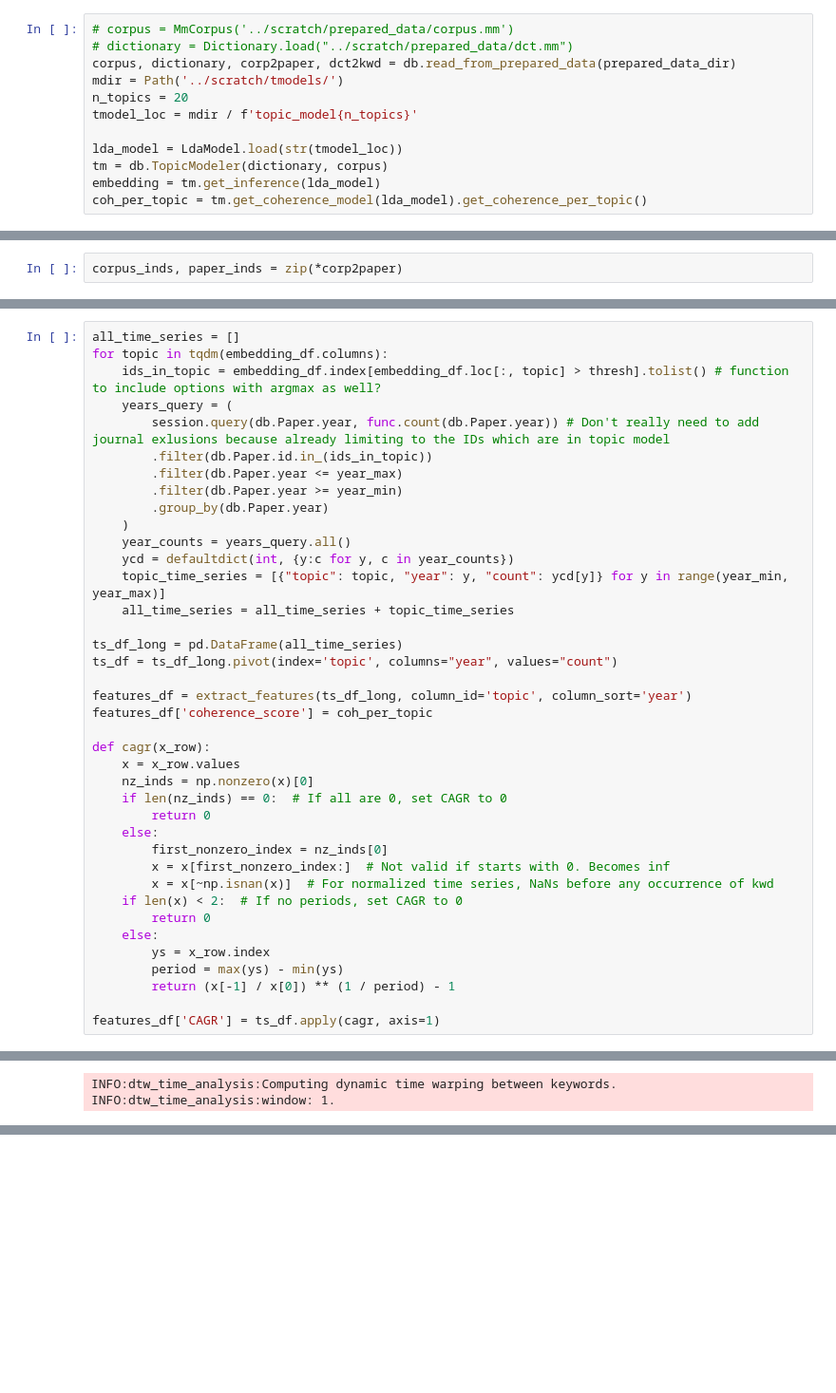
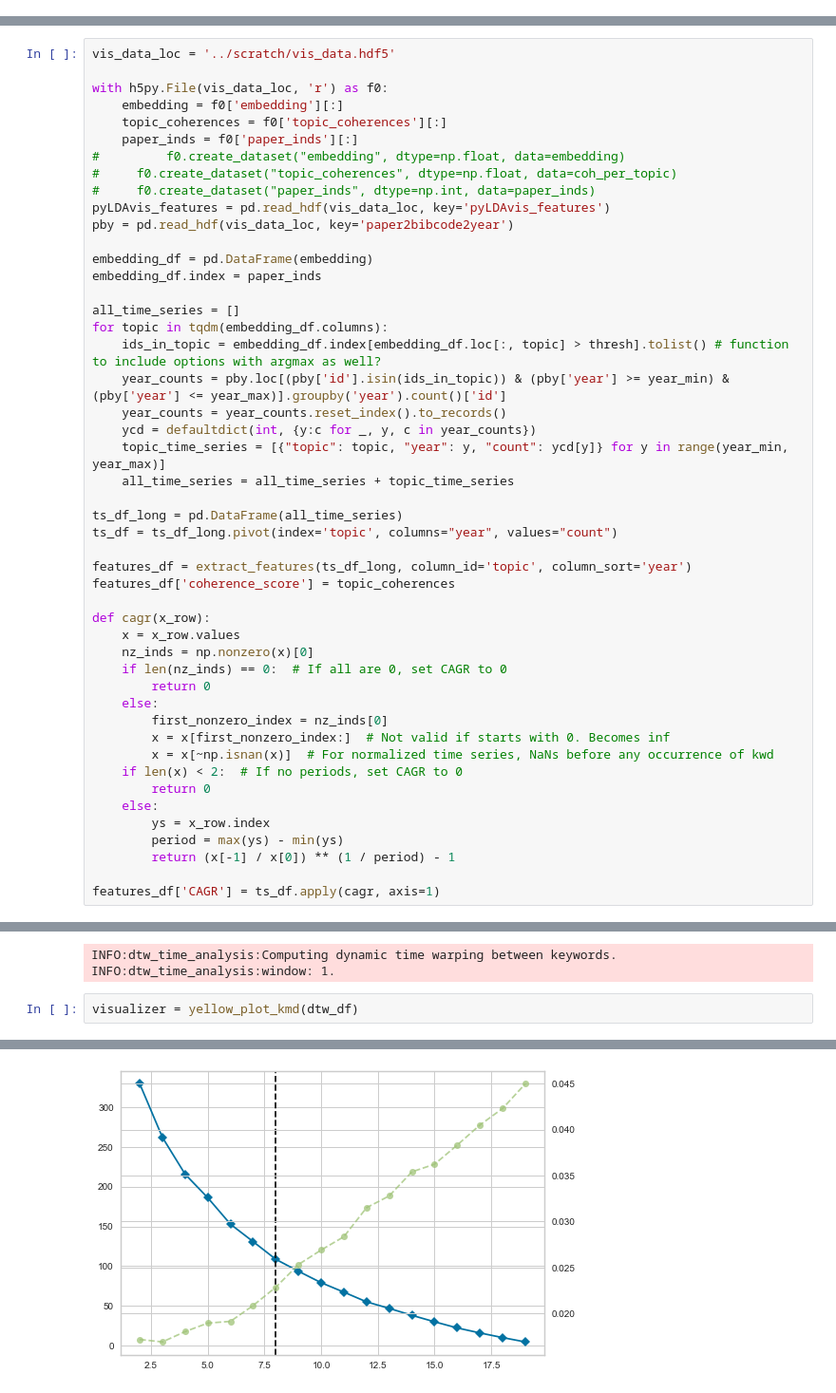
Before and after one commit to abuonomo/topic-emergence-ADS, a Jupyter notebook: notebook/arb-alchemy-02-model.ipynb, the cells around one changed output, grey strips where cells are left out. Shown at 95% size. Saved outputs shown, nothing was run; the diff lists cells and outputs as text; blank space fills up the shorter version.

```diff
--- a/notebook/arb-alchemy-02-model.ipynb
+++ b/notebook/arb-alchemy-02-model.ipynb
@@ -29,12 +27,0 @@ prepared_data_dir = Path("../scratch/prepared_data/")
-# %%
-# corpus = MmCorpus('../scratch/prepared_data/corpus.mm')
-# dictionary = Dictionary.load("../scratch/prepared_data/dct.mm")
-corpus, dictionary, corp2paper, dct2kwd = db.read_from_prepared_data(prepared_data_dir)
-mdir = Path('../scratch/tmodels/')
-n_topics = 20
-tmodel_loc = mdir / f'topic_model{n_topics}'
-
-lda_model = LdaModel.load(str(tmodel_loc))
-tm = db.TopicModeler(dictionary, corpus)
-embedding = tm.get_inference(lda_model)
-coh_per_topic = tm.get_coherence_model(lda_model).get_coherence_per_topic()
@@ -89,2 +27,0 @@ dct2kwd_dct = {d: k for d, k in dct2kwd}
-# %%
-corpus_inds, paper_inds = zip(*corp2paper)
@@ -116,16 +124,25 @@ year_max = 2010
 # %%
+vis_data_loc = '../scratch/vis_data.hdf5'
+
+with h5py.File(vis_data_loc, 'r') as f0:
+    embedding = f0['embedding'][:]
+    topic_coherences = f0['topic_coherences'][:]
+    paper_inds = f0['paper_inds'][:]
+#         f0.create_dataset("embedding", dtype=np.float, data=embedding)
+#     f0.create_dataset("topic_coherences", dtype=np.float, data=coh_per_topic)
+#     f0.create_dataset("paper_inds", dtype=np.int, data=paper_inds)
+pyLDAvis_features = pd.read_hdf(vis_data_loc, key='pyLDAvis_features')
+pby = pd.read_hdf(vis_data_loc, key='paper2bibcode2year')
+
+embedding_df = pd.DataFrame(embedding)
+embedding_df.index = paper_inds
+
 all_time_series = []
 for topic in tqdm(embedding_df.columns):
     ids_in_topic = embedding_df.index[embedding_df.loc[:, topic] > thresh].tolist() # function to include options with argmax as well?
-    years_query = (
-        session.query(db.Paper.year, func.count(db.Paper.year)) # Don't really need to add journal exlusions because already limiting to the IDs which are in topic model
-        .filter(db.Paper.id.in_(ids_in_topic))
-        .filter(db.Paper.year <= year_max)
-        .filter(db.Paper.year >= year_min)
-        .group_by(db.Paper.year)
-    )
-    year_counts = years_query.all()
-    ycd = defaultdict(int, {y:c for y, c in year_counts})
+    year_counts = pby.loc[(pby['id'].isin(ids_in_topic)) & (pby['year'] >= year_min) & (pby['year'] <= year_max)].groupby('year').count()['id']
+    year_counts = year_counts.reset_index().to_records()
+    ycd = defaultdict(int, {y:c for _, y, c in year_counts})
     topic_time_series = [{"topic": topic, "year": y, "count": ycd[y]} for y in range(year_min, year_max)]
     all_time_series = all_time_series + topic_time_series
 
@@ -133,7 +150,7 @@ ts_df_long = pd.DataFrame(all_time_series)
 ts_df = ts_df_long.pivot(index='topic', columns="year", values="count")
 
 features_df = extract_features(ts_df_long, column_id='topic', column_sort='year')
-features_df['coherence_score'] = coh_per_topic
+features_df['coherence_score'] = topic_coherences
 
 def cagr(x_row):
     x = x_row.values
@@ -164,3 +178,6 @@ dtw_df = dtw.dtw_kwds(ts_df)
 # %% [output]
 INFO:dtw_time_analysis:Computing dynamic time warping between keywords.
 INFO:dtw_time_analysis:window: 1.
+# %%
+visualizer = yellow_plot_kmd(dtw_df)
+# %% [output]
@@ -166,0 +186 @@ INFO:dtw_time_analysis:window: 1.
+[figure, added]
```
Also changed, not shown: parts of 35 cells of this notebook, 6 other files.
